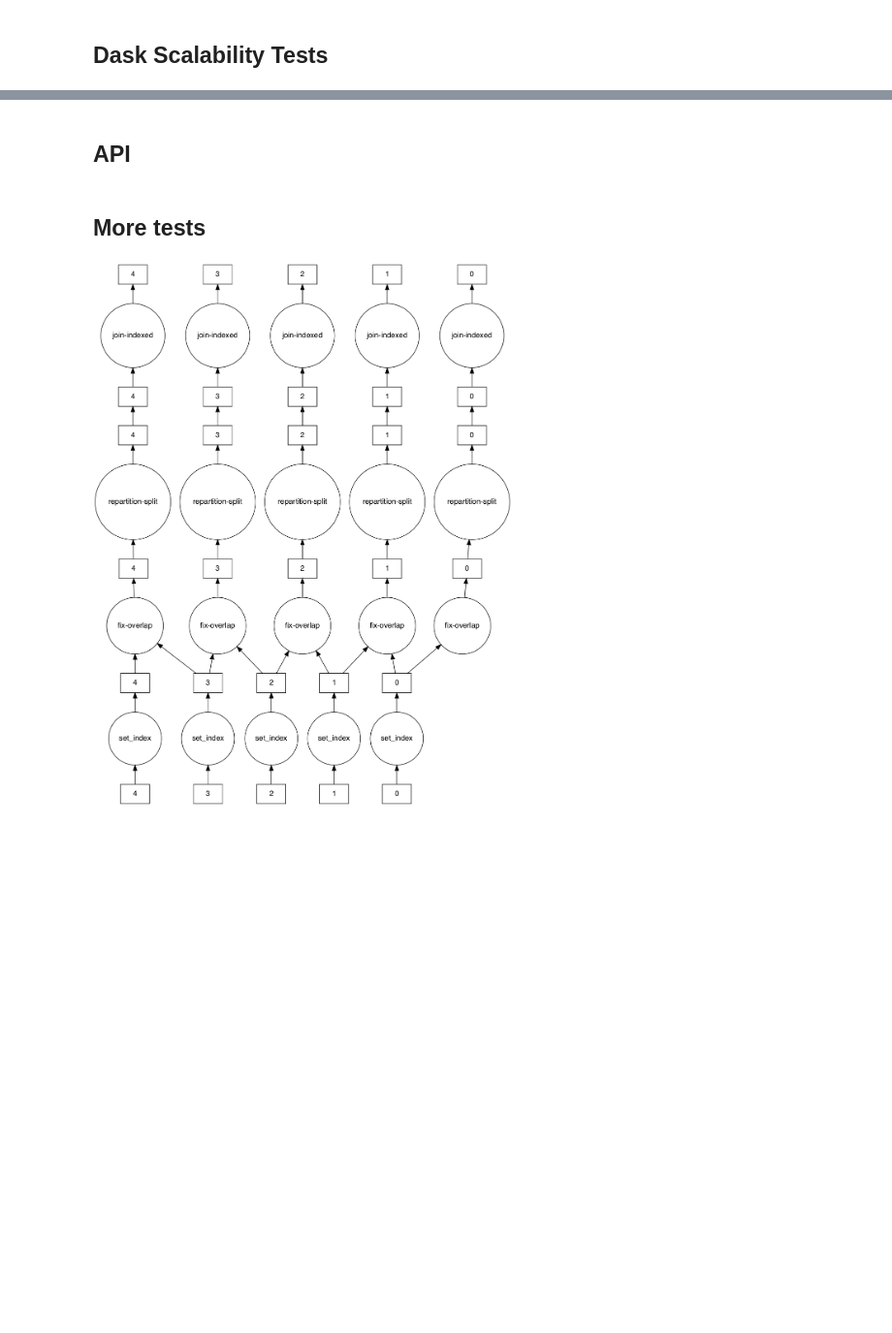
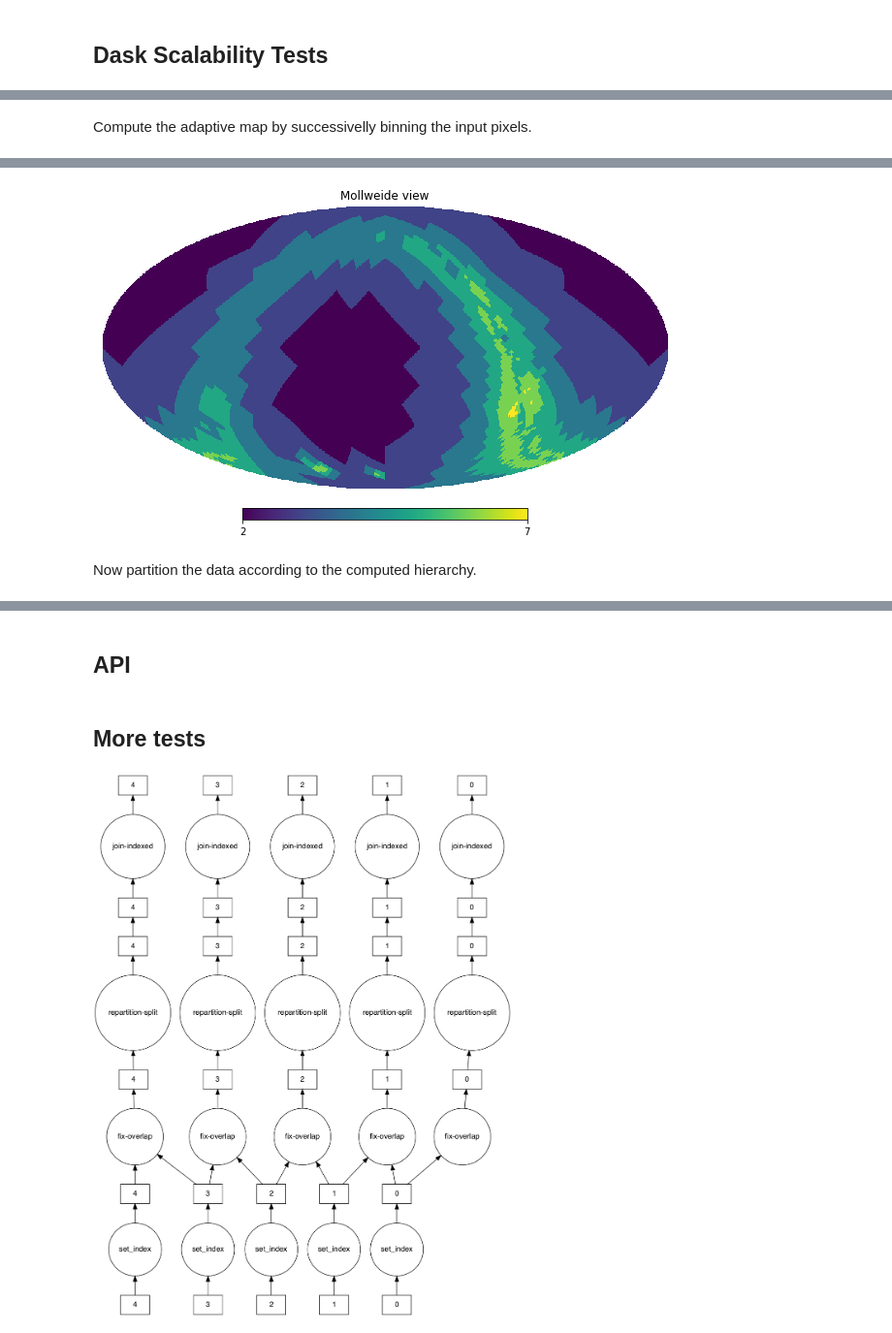
Before and after one commit to mjuric/HIPS, a Jupyter notebook: visualize.ipynb, the cells around one changed output, grey strips where cells are left out. Shown at 97% size. Drawn from its saved outputs; the diff is of its cells as text; code cells hidden in the pictures; blank space fills up the shorter version.

Commit message:
WIP: multi-level partitioning draft

```diff
--- a/visualize.ipynb
+++ b/visualize.ipynb
@@ -277,0 +384,72 @@ plt.xlim(0, 1_000_00)
+# %% [markdown]
+Compute the adaptive map by successivelly binning the input pixels.
+# %%
+%%time
+i = img.copy()
+idx = np.arange(len(i))
+
+orders = np.full(len(i), -1)
+opix = {}
+thresh = 1_000_000
+
+# Top-down partitioning. Given a dataset partitioned at order k
+# bin it to higher orders (starting at 0, and working our way
+# down to k), and at each order find pixels whose count has
+# fallen below the threshold 'thresh' and record them to be
+# stored at this order.
+#
+# Outputs: opix: dict of order => pixel IDs
+#          orders: a k-order array storing the order at which this k-order pixel should be stored.
+#
+# There's a lot of fun numpy/healpix magic down below, but it all boils
+# down to two things:
+#
+# * In healpix NEST indexing scheme, when the order of the pixelization
+#   is raised by 1, each pixel is subdivided into four subpixels with
+#   pixel IDs [4*idx_o, 4*idx+1, 4*idx+2, 4*idx+3]. That means that if
+#   you need to find out in which _higher_ order pixel some pixel ID
+#   is, just integer-divide it by 4**(k-o) where k is your current order
+#   and o is the higher order. Example: pixel 49 at order 3 fall within
+#   pixel 12 at order 2, 3 at order 1, and 0 at order 0. Easy!
+# * How do you efficiently bin pixels _values_ to a higher order? To go
+#   one order up, you need to sum up groups of 4 pixels in the array
+#   (we're "reversing" the subdivision). If we go up by two orders, it's
+#   groups of 4*4... generally, it's 4**(k-o). This summing can be done
+#   very efficiently with a bit of numpy trickery: reshape the 1-D healpix
+#   array to a 2-d array where the 2nd dimension is equal to 4**(k-o),
+#   and then simply sum along that axis. The result leaves you with the
+#   array rebinned to level o.
+#
+for o in range(0, k+1):
+    # the number of order-k pixels that are in one order-o pixel.
+    # integer-dividing order-k pixel index (NEST scheme) with
+    # this value will return the order-o index it falls within.
+    k2o = 4**(k-o)
+
+    # order o-sized bool mask listing pixels that haven't yet been
+    # assigned a partition.
+    active = (orders == -1).reshape(-1, k2o).any(axis=1)
+
+    # rebin the image to order o
+    imgo = i.reshape(-1, k2o).sum(axis=1)
+
+    # find order o indices where pixel counts are below threshold.
+    # These are the one which we will keep at this order.
+    pixo, = np.nonzero(active & (imgo < thresh))
+    opix[o] = pixo # store output
+
+    # record the order-k indices which have been assigned to the
+    # partition at this level (order o). This makes it easy to
+    # check which ones are still left to process (see the 'active=...' line above)
+    pixk = idx.reshape(-1, k2o)[pixo].flatten()  # this bit of magic generates all order-k
+                                                 # indices of pixels that fall into order-o
+                                                 # pixels stored in pixo
+    orders[pixk] = o
+
+    print(o, np.count_nonzero(orders == -1), len(pixo))
+
+assert not (orders == -1).any()
+
+print("Total partitions:", sum(map(len, opix.values())))
+hp.mollview(orders, nest=True)
+# %% [output]
@@ -277,0 +470 @@ plt.xlim(0, 1_000_00)
+[figure, added]
@@ -277,0 +474,2 @@ plt.xlim(0, 1_000_00)
+# %% [markdown]
+Now partition the data according to the computed hierarchy.
```
Also changed, not shown: parts of 27 cells of this notebook, 2 other files.
